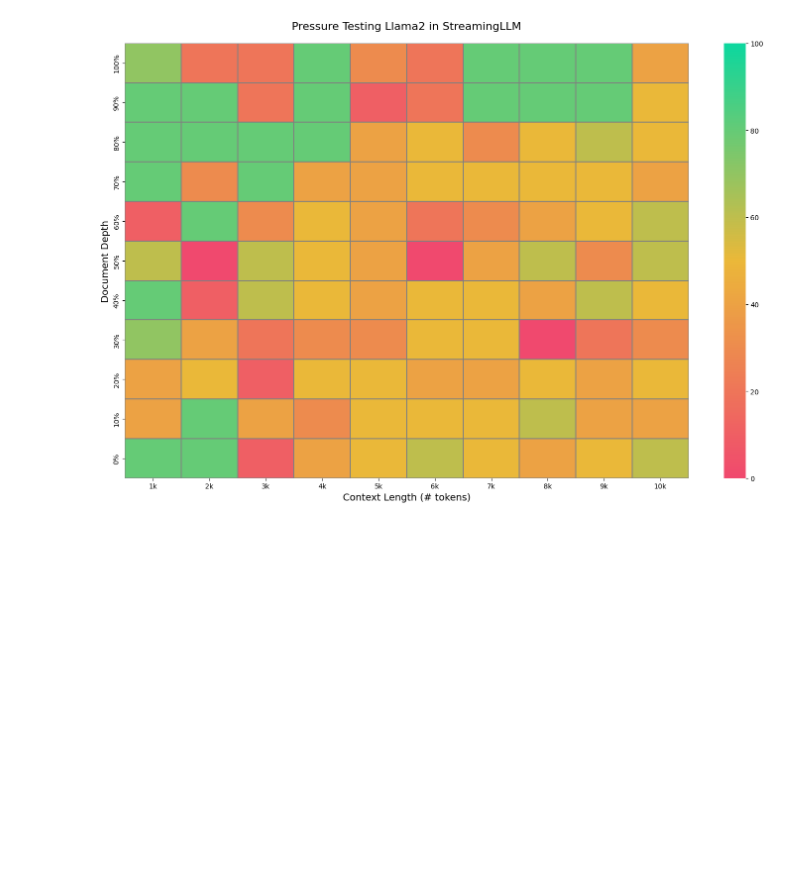
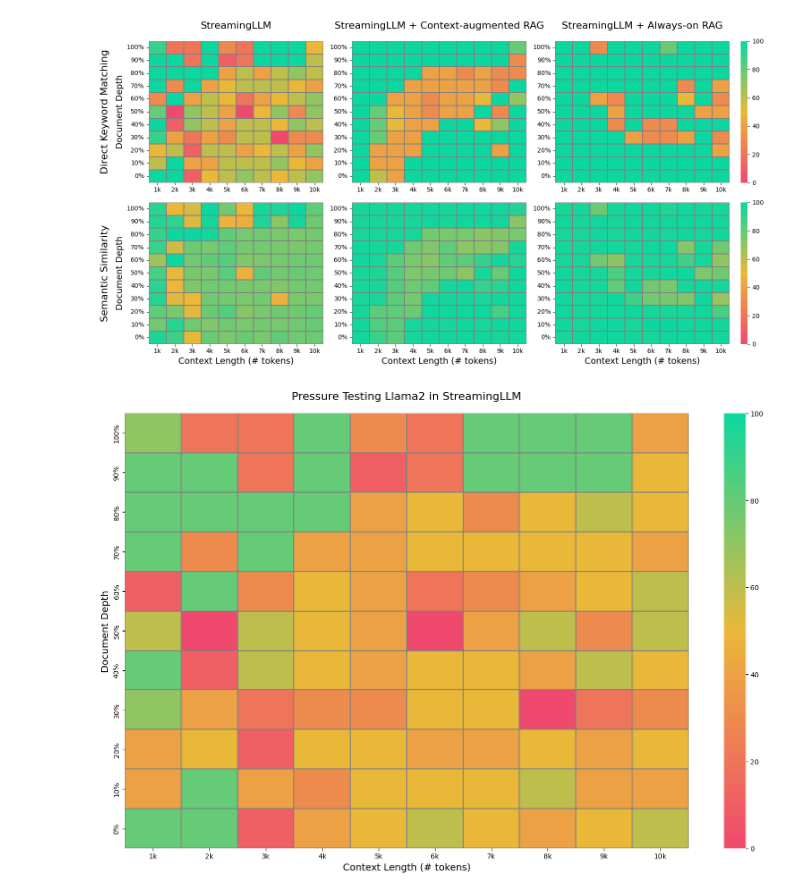
Before and after one commit to MiguelSMoreira/streaming-llm, a Jupyter notebook: visualization/heatmap.ipynb, the cells around one changed output. Saved outputs shown, nothing was run; the diff lists cells and outputs as text; code cells hidden in the pictures; blank space fills up the shorter version.

```diff
--- a/visualization/heatmap.ipynb
+++ b/visualization/heatmap.ipynb
@@ -180,24 +183,78 @@ def result_accuracy(result_path):
 ##################
 # Data wrangling #
 ##################
-def construct_df(results_dir):
+def construct_df(results_dir, similarity_measure='cosine'):
     return pd.DataFrame(
         [
             (
                 *result_params(result_file),
-                result_accuracy(os.path.join(results_dir, result_file))
+                result_accuracy(os.path.join(results_dir, result_file), similarity_measure=similarity_measure)
             )
             for result_file in all_result_filenames(results_dir)
         ],
         columns=['length','percent','accuracy']
     )
 
-def results_for_plot(results_dir):
+def results_for_plot(results_dir, similarity_measure='cosine'):
     """
     construct a dataframe, pivot it to prepare for plotting
     """
-    df = construct_df(results_dir)
+    df = construct_df(results_dir, similarity_measure=similarity_measure)
     return df.pivot(index='percent', columns='length', values='accuracy').sort_index(ascending=False)
+# %%
+# If you really want to know, I found the MAGIC_RATIO by first setting it to 1,
+# and computing
+# w2 = axes[0,2].get_window_extent().width # width of rightmost plot
+# w1 = axes[0,1].get_window_extent().width # width of middle (or left) plot
+# Then the MAGIC_RATIO is w1 / w2
+
+MAGIC_RATIO = 1.25
+experiments = [
+    "llama2_chunk_100_size_4096_no_retriever",
+    "llama2_chunk_100_size_4096_w_retriever",
+    "llama2_chunk_100_size_4096_w_always_retriever"
+]
+fig, axes = plt.subplots(
+    nrows=2,
+    ncols=3,
+    figsize=(15, 8),
+    gridspec_kw={'width_ratios': [1, 1, MAGIC_RATIO]}
+)
+titles = ['StreamingLLM', 'StreamingLLM + Context-augmented RAG', 'StreamingLLM + Always-on RAG']
+for i in range(2):
+    for j in range(3):
+        experiment = experiments[j]
+        results_dir = os.path.join(os.pardir, 'results', experiment)
+        similarity_measure = 'dummy' if i == 0 else 'cosine'
+        title = ()
+        plot_accuracies(
+            axes[i, j],
+            results_for_plot(results_dir, similarity_measure=similarity_measure),
+            enable_x_label=(i == 1),
+            enable_y_label=(j == 0),
+            cbar=(j == 2),
+            title=(titles[j] if i == 0 else '')
+        )
+
+def add_side_title(ax, title):
+    ax.text(
+        -0.25,
+        0.5,
+        title,
+        rotation=90,
+        transform=ax.transAxes,
+        size=16,
+        ha='center',
+        va='center'
+    )
+
+add_side_title(axes[0,0], 'Direct Keyword Matching')
+add_side_title(axes[1,0], 'Semantic Similarity')
+
+fig.show()
+fig.savefig(f'test_accuracies_all.png', dpi=300, bbox_inches='tight')
+# %% [output]
+[figure, added]
 # %%
 experiment = "llama2_chunk_100_size_4096_no_retriever"
 RESULTS_DIR = os.path.join(os.pardir, 'results', experiment)
```
Also changed, not shown: parts of 2 cells of this notebook.
